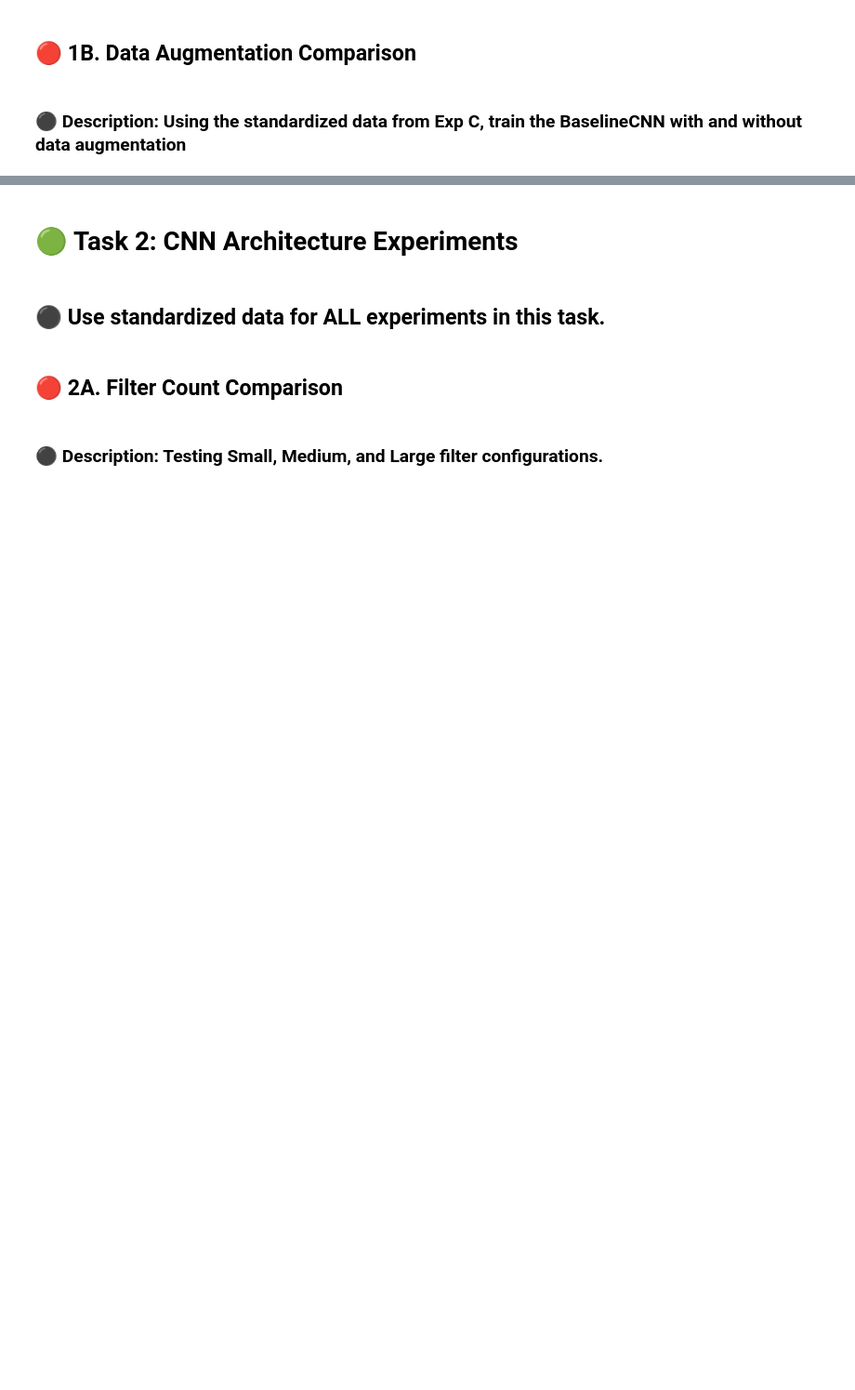
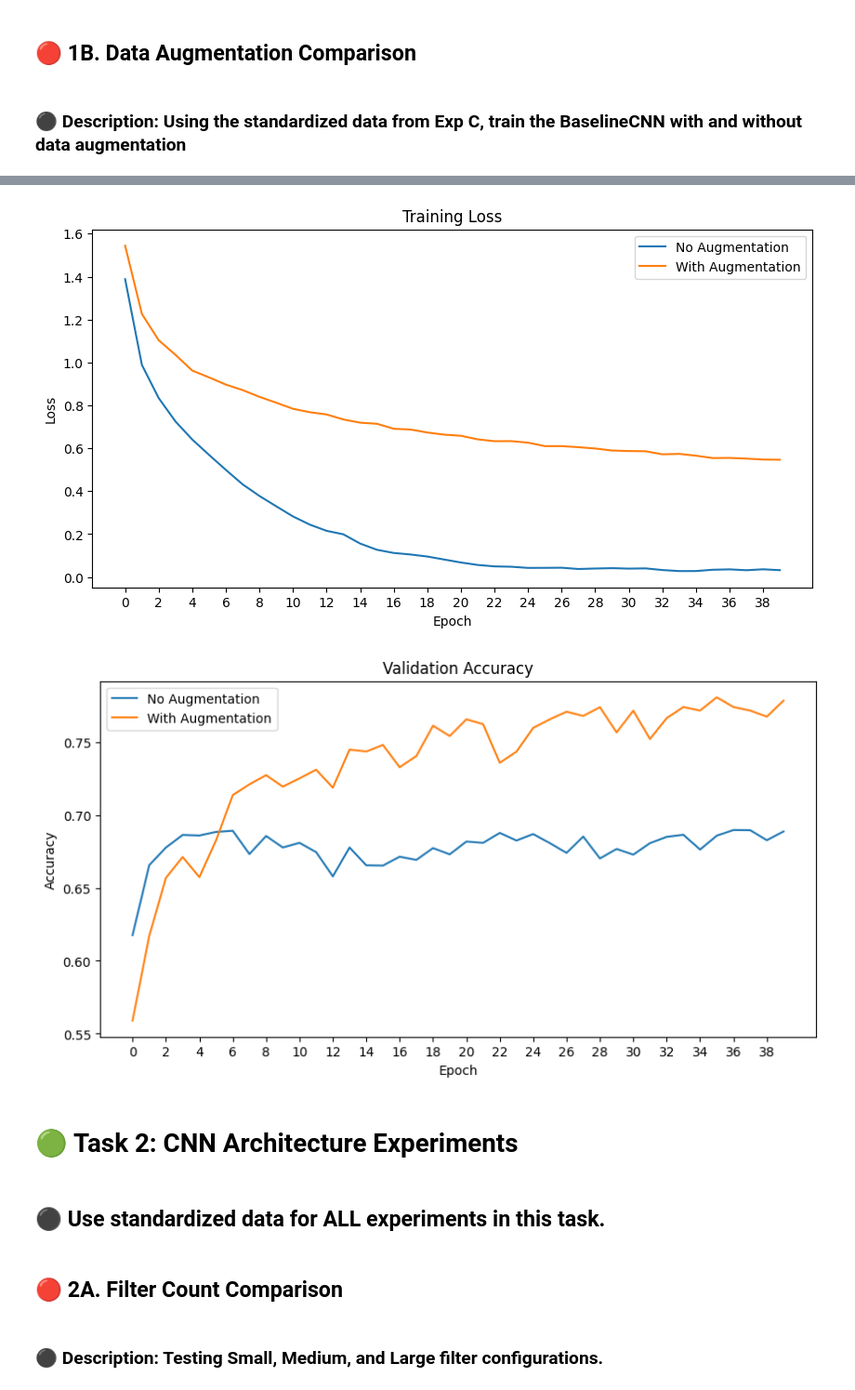
Before and after one commit to Youssef-Elhelw/CIFAR10-CNN-Optimization, a Jupyter notebook: 20230499_20230596_20230709_CNN_Assignment.ipynb, the cells around one changed output, grey strips where cells are left out. Shown at 93% size. Saved outputs shown, nothing was run; the diff lists cells and outputs as text; code cells hidden in the pictures; blank space fills up the shorter version.

```diff
--- a/20230499_20230596_20230709_CNN_Assignment.ipynb
+++ b/20230499_20230596_20230709_CNN_Assignment.ipynb
@@ -44,4 +150,64 @@ pass
 # %% [markdown]
 ### ⚫ Description: Using the standardized data from Exp C, train the BaselineCNN with and without data augmentation
 # %%
-pass
+# Training Config
+EPOCHS = 40
+BATCH_SIZE = 128
+
+# Exp 1 : No Augmentation
+model_withoutAug = BaselineCNN()
+model_withoutAug.compile(optimizer=keras.optimizers.Adam(0.001),
+                        loss='sparse_categorical_crossentropy',
+                        metrics=['accuracy'])
+
+history_withoutAug = model_withoutAug.fit(x_train_C, y_train,
+                                         epochs=EPOCHS, batch_size=BATCH_SIZE,
+                                         validation_data=(x_val_C, y_val), verbose=1)
+
+loss_withoutAug, acc_withoutAug = model_withoutAug.evaluate(x_test_C, y_test, verbose=0)
+print(f"No Augmentation → Test Acc: {acc_withoutAug*100:.2f}%  |  Loss: {loss_withoutAug:.4f}")
+
+# Exp 2: With Augmentation
+datagen = tf.keras.preprocessing.image.ImageDataGenerator(
+    rotation_range=15,
+    width_shift_range=0.1,
+    height_shift_range=0.1,
+    horizontal_flip=True,
+    zoom_range=0.1
+)
+datagen.fit(x_train_C)
+
+model_withAug = BaselineCNN()
+model_withAug.compile(optimizer=keras.optimizers.Adam(0.001),
+                      loss='sparse_categorical_crossentropy',
+                      metrics=['accuracy'])
+
+history_withAug = model_withAug.fit(datagen.flow(x_train_C, y_train, batch_size=BATCH_SIZE),
+                                    epochs=EPOCHS,
+                                    validation_data=(x_val_C, y_val), verbose=1)
+
+loss_withAug, acc_withAug = model_withAug.evaluate(x_test_C, y_test, verbose=0)
+print(f"With Augmentation → Test Acc: {acc_withAug*100:.2f}%  |  Loss: {loss_withAug:.4f}")
+
+# Plot 1: Training Loss
+plt.figure(figsize=(10, 5))
+plt.plot(history_withoutAug.history['loss'], label='No Augmentation')
+plt.plot(history_withAug.history['loss'], label='With Augmentation')
+plt.title('Training Loss')
+plt.xlabel('Epoch')
+plt.ylabel('Loss')
+plt.xticks(range(0, EPOCHS, 2))
+plt.legend()
+plt.show()
+
+# Plot 2: Validation Accuracy
+plt.figure(figsize=(10, 5))
+plt.plot(history_withoutAug.history['val_accuracy'], label='No Augmentation')
+plt.plot(history_withAug.history['val_accuracy'], label='With Augmentation')
+plt.title('Validation Accuracy')
+plt.xlabel('Epoch')
+plt.ylabel('Accuracy')
+plt.xticks(range(0, EPOCHS, 2))
+plt.legend()
+plt.show()
+# %% [output]
@@ -48,3 +231,5 @@ pass
+[figure, added]
+[figure, added]
 # %% [markdown]
 # 🟢 Task 2: CNN Architecture Experiments
 # %% [markdown]
```
Also changed, not shown: parts of 2 cells of this notebook.
